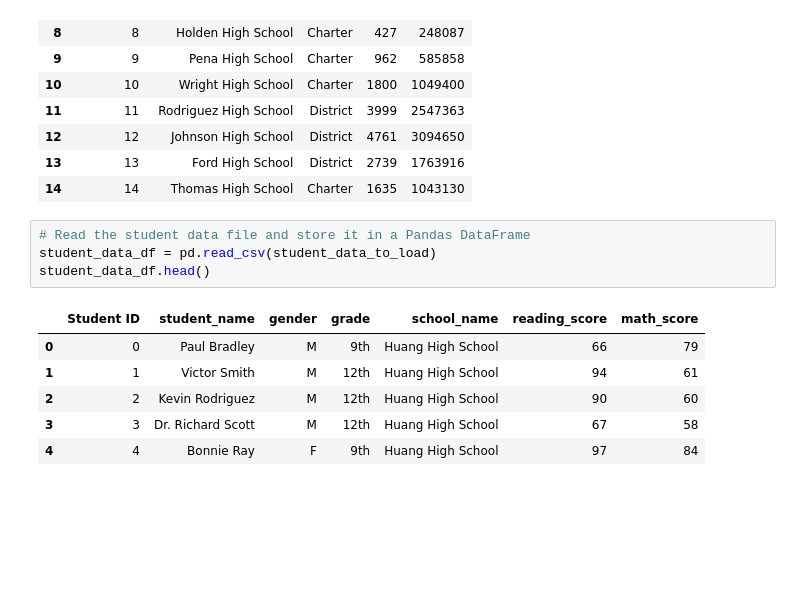
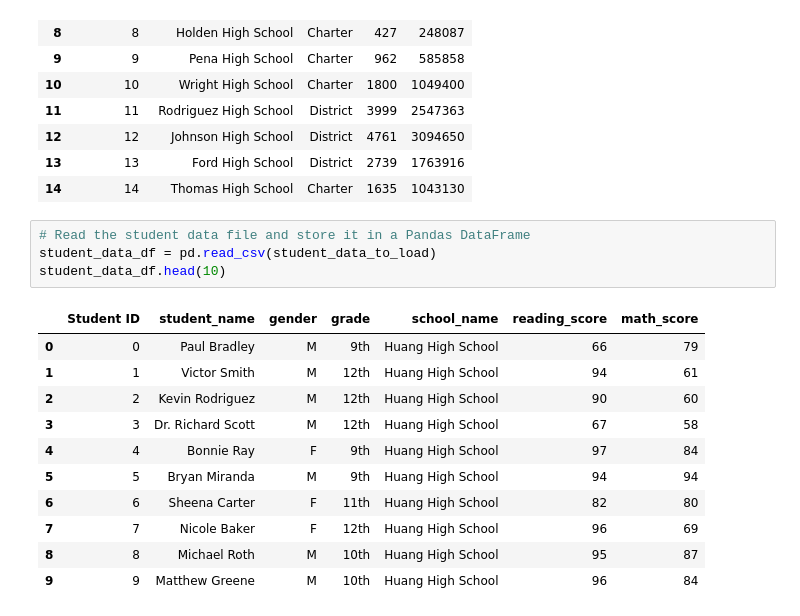
Before and after one commit to yingko123/School_District_Analysis, a Jupyter notebook: PyCitySchools.ipynb, the cells around one changed output. Cells and saved outputs as stored; diff of their text form; blank space fills up the shorter version.

Commit message:
cleaning student data

```diff
--- a/PyCitySchools.ipynb
+++ b/PyCitySchools.ipynb
@@ -28,11 +28,16 @@ school_data_df
 # %%
 # Read the student data file and store it in a Pandas DataFrame
 student_data_df = pd.read_csv(student_data_to_load)
-student_data_df.head()
+student_data_df.head(10)
 # %% [output]
 |  | Student ID | student_name | gender | grade | school_name | reading_score | math_score |
 | 0 | 0 | Paul Bradley | M | 9th | Huang High School | 66 | 79 |
 | 1 | 1 | Victor Smith | M | 12th | Huang High School | 94 | 61 |
 | 2 | 2 | Kevin Rodriguez | M | 12th | Huang High School | 90 | 60 |
 | 3 | 3 | Dr. Richard Scott | M | 12th | Huang High School | 67 | 58 |
 | 4 | 4 | Bonnie Ray | F | 9th | Huang High School | 97 | 84 |
+| 5 | 5 | Bryan Miranda | M | 9th | Huang High School | 94 | 94 |
+| 6 | 6 | Sheena Carter | F | 11th | Huang High School | 82 | 80 |
+| 7 | 7 | Nicole Baker | F | 12th | Huang High School | 96 | 69 |
+| 8 | 8 | Michael Roth | M | 10th | Huang High School | 95 | 87 |
+| 9 | 9 | Matthew Greene | M | 10th | Huang High School | 96 | 84 |
```
Also changed, not shown: parts of 15 cells of this notebook.
